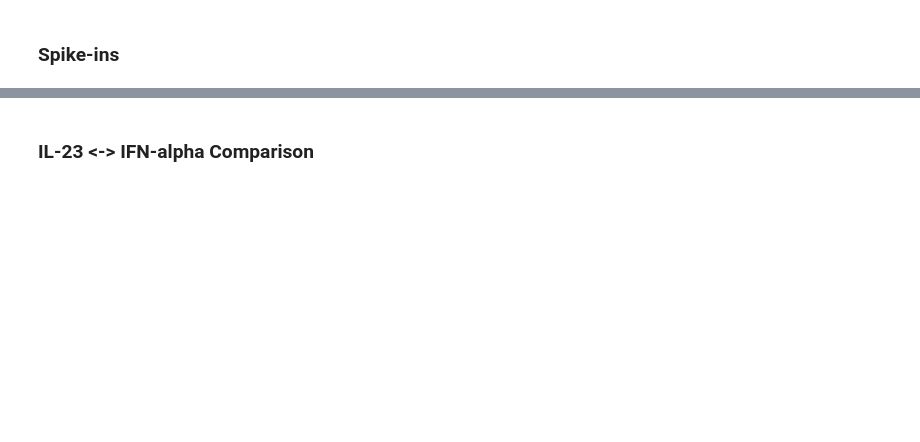
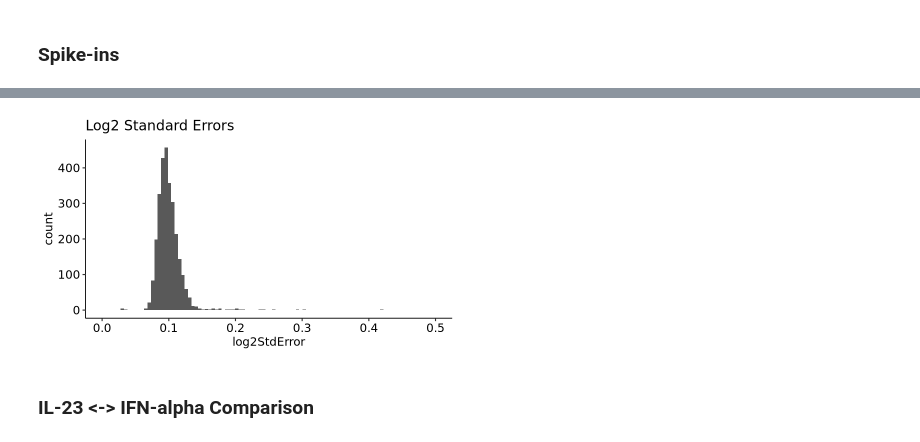
Before and after one commit to MiTPenguin/bms-dms, a Jupyter notebook: notebooks/TYK2-IL23-run10-refine.ipynb, the cells around one changed output, grey strips where cells are left out. Cells and saved outputs as stored; diff of their text form; code cells hidden in the pictures; blank space fills up the shorter version.

```diff
--- a/notebooks/TYK2-IL23-run10-refine.ipynb
+++ b/notebooks/TYK2-IL23-run10-refine.ipynb
@@ -94,2 +155,12 @@ sumstats_raw %>%
+# %%
+options(repr.plot.width = 7, repr.plot.height = 4, warn = -1)
+sumstats_raw %>%
+    ggplot() +
+        geom_histogram(aes(x = log2StdError), bins = 100) +
+        theme_pubr(base_size = 14) +
+        xlim(c(0, 0.5)) +
+        ggtitle("Log2 Standard Errors")
+# %% [output]
+[figure, added]
 # %% [markdown]
 ### IL-23 <-> IFN-alpha Comparison
```
Also changed, not shown: parts of 7 cells of this notebook, 9 other files.
